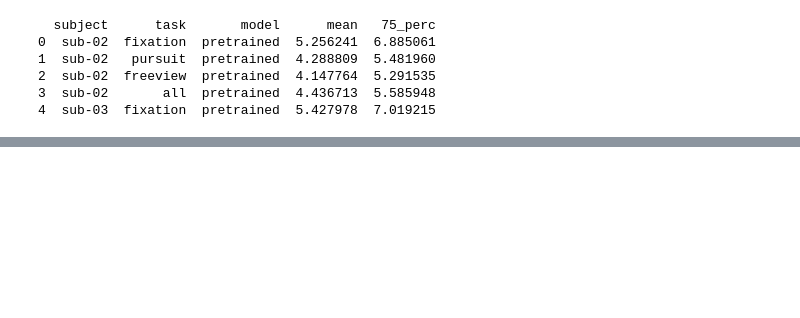
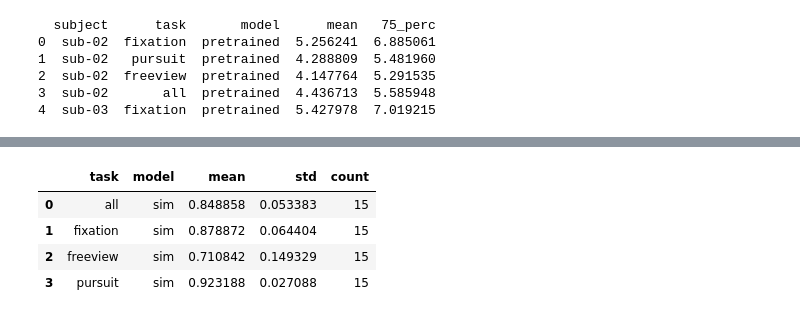
Before and after one commit to mszinte/deepmreye, a Jupyter notebook: training_code/final_plots_calib.ipynb, the cells around one changed output, grey strips where cells are left out. Drawn from its saved outputs; the diff is of its cells as text; code cells hidden in the pictures; blank space fills up the shorter version.

```diff
--- a/training_code/final_plots_calib.ipynb
+++ b/training_code/final_plots_calib.ipynb
@@ -142,0 +316,8 @@ df_ee = pd.concat([df_ee, df_calib], ignore_index=True)
+# %%
+df_corr_sim.groupby(['task', 'model'])['mean_pearson'].agg(['mean', 'std', 'count']).reset_index()
+# %% [output]
+|  | task | model | mean | std | count |
+| 0 | all | sim | 0.848858 | 0.053383 | 15 |
+| 1 | fixation | sim | 0.878872 | 0.064404 | 15 |
+| 2 | freeview | sim | 0.710842 | 0.149329 | 15 |
+| 3 | pursuit | sim | 0.923188 | 0.027088 | 15 |
```
Also changed, not shown: parts of 20 cells of this notebook, 2 other files.
